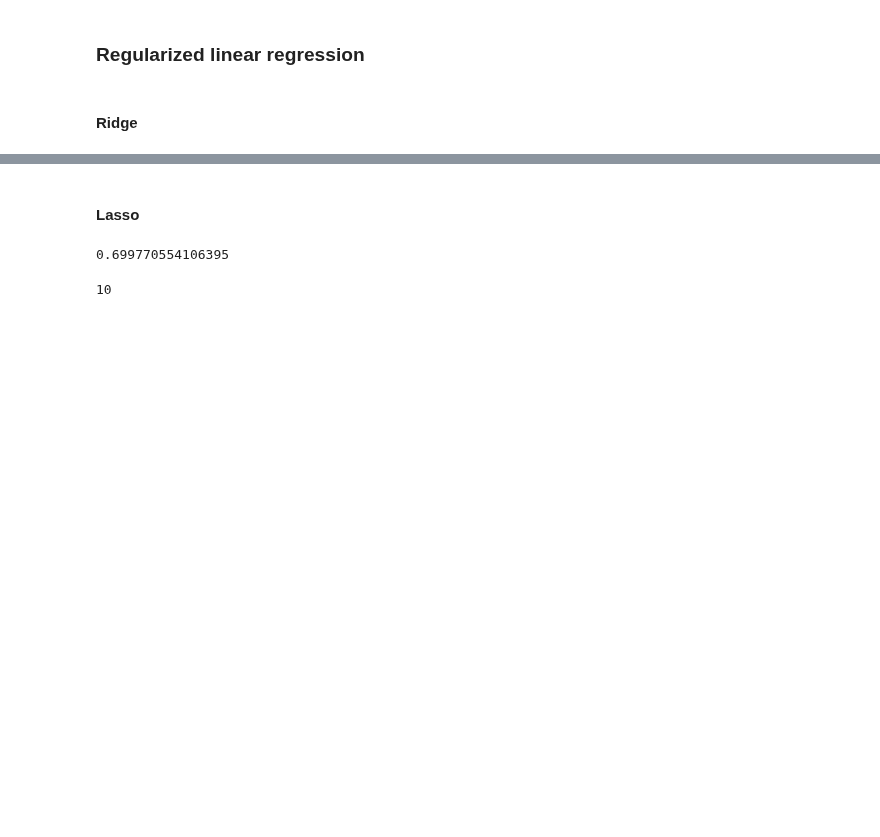
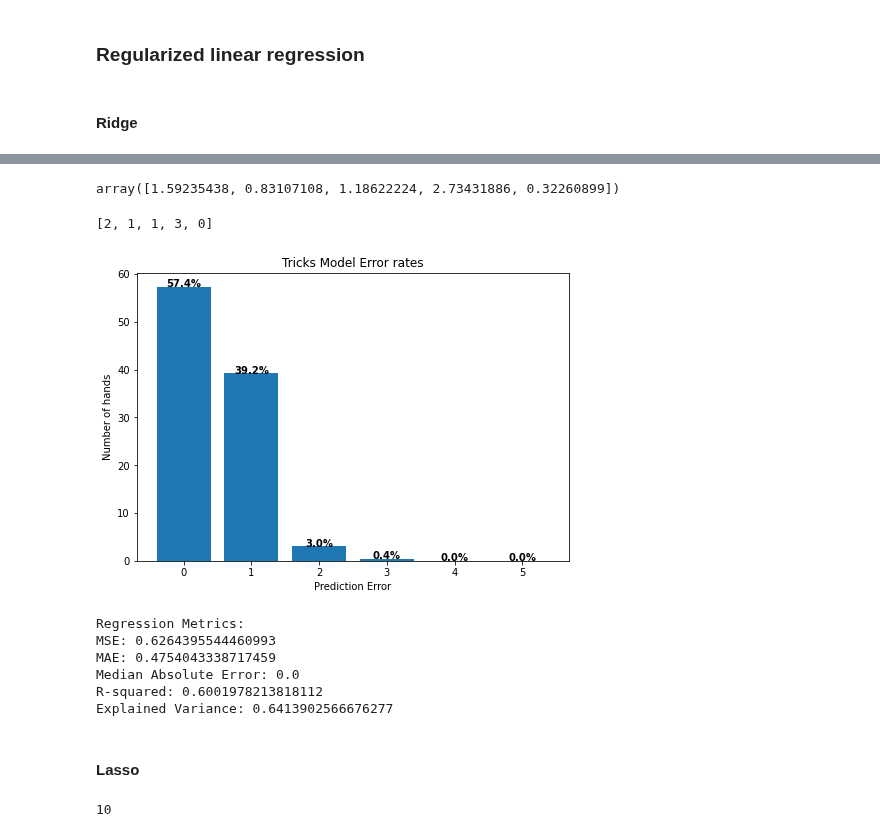
Before and after one commit to jeremypmobley/nonsense, a Jupyter notebook: euchre/notebooks/Euchre_trick_modeling.ipynb, the cells around one changed output, grey strips where cells are left out. Cells and saved outputs as stored; diff of their text form; code cells hidden in the pictures; blank space fills up the shorter version.

```diff
--- a/euchre/notebooks/Euchre_trick_modeling.ipynb
+++ b/euchre/notebooks/Euchre_trick_modeling.ipynb
@@ -220,7 +343,7 @@ array([4.29177748e+11])
 # %%
 from sklearn.linear_model import Ridge
 # %%
-ridge = Ridge(alpha=0.9).fit(train_df, train_targets_df)
+ridge = Ridge(alpha=0.8).fit(train_df, train_targets_df)
 # %%
 ridge.score(test_df, test_targets_df)
 # %% [output]
@@ -235,13 +371,33 @@ array([ 1.58878285e+00,  8.55754154e-01,  7.12424024e-01,  7.68702439e-01,
+# %%
+test_preds = ridge.predict(test_df)
+test_preds[0:5]
+# %% [output]
+array([1.59235438, 0.83107108, 1.18622224, 2.73431886, 0.32260899])
+# %%
+test_preds_rounded = [round(pred) for pred in test_preds]
+test_preds_rounded[0:5]
+# %% [output]
+[2, 1, 1, 3, 0]
+# %%
+plot_trick_error_rates(targets_list = test_targets_df,
+                       preds_list=test_preds_rounded)
+# %% [output]
+[figure, added]
+# %%
+print_pred_eval_kpis(y_true=test_targets_df, y_pred=test_preds)
+# %% [output]
+Regression Metrics:
+MSE: 0.6264395544460993
+MAE: 0.4754043338717459
+Median Absolute Error: 0.0
+R-squared: 0.6001978213818112
+Explained Variance: 0.6413902566676277
 # %% [markdown]
 #### Lasso
 # %%
 from sklearn.linear_model import Lasso
 # %%
 lasso = Lasso(alpha=0.01).fit(train_df, train_targets_df)
-# %%
-lasso.score(test_df, test_targets_df)
-# %% [output]
-0.699770554106395
 # %%
 sum(lasso.coef_ != 0)
 # %% [output]
```
Also changed, not shown: parts of 86 cells of this notebook, 7 other files.
